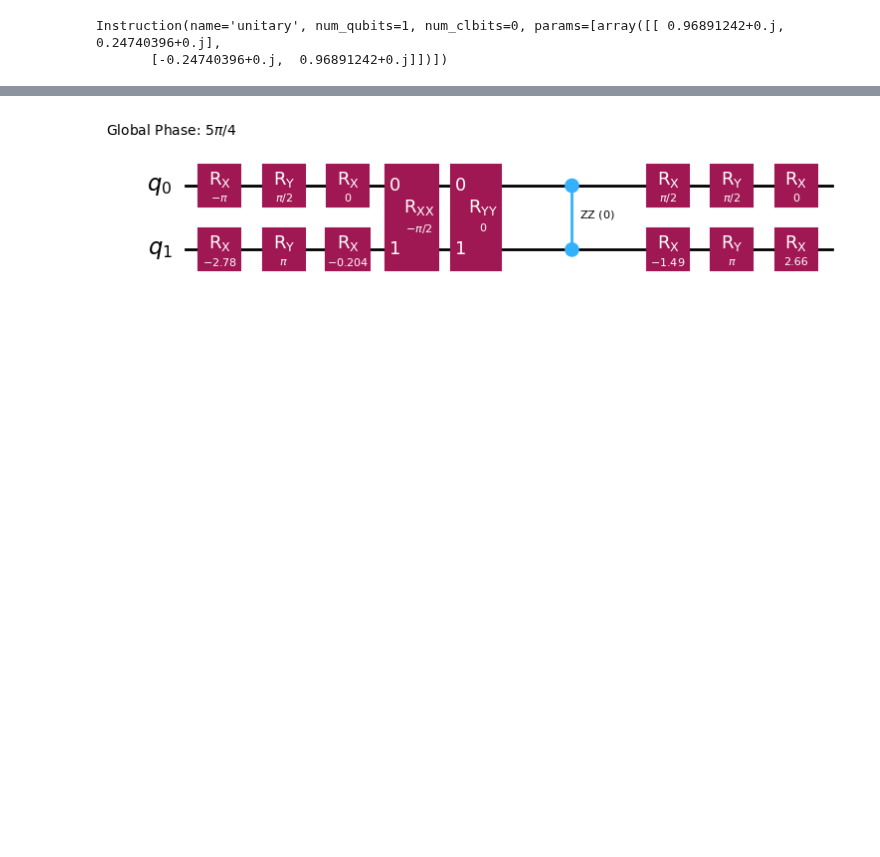
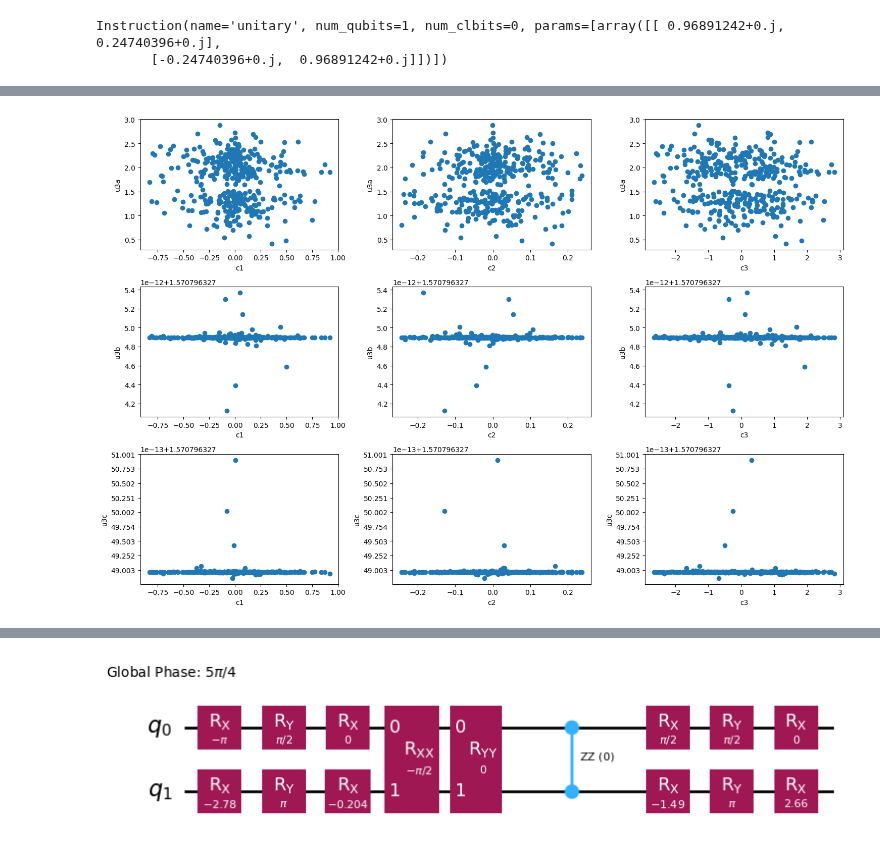
Before and after one commit to evmckinney9/can_sandwich, a Jupyter notebook: src/notebooks/01_main.ipynb, the cells around one changed output, grey strips where cells are left out. Saved outputs shown, nothing was run; the diff lists cells and outputs as text; code cells hidden in the pictures; blank space fills up the shorter version.

Commit message:
feat: add some initial fitting to makhlin noncommuting curve

```diff
--- a/src/notebooks/01_main.ipynb
+++ b/src/notebooks/01_main.ipynb
@@ -16,7 +17,7 @@ from can_sandwich.bgate import BGate
 # %%
 def canonicalize_circuit(current_gate):
     return TwoQubitWeylDecomposition(current_gate, fidelity=1.0).circuit(
-        euler_basis="U"
+        euler_basis="U3"
     )
 
 
@@ -75,10 +83,14 @@ def b_sandwich(target, local_equiv=False):
     b2 = np.arcsin(rb2)
     temp = QuantumCircuit(2)
     temp.append(BGate(), [0, 1])
-    temp.append(UnitaryGate(expm(c1 * 1j * sigmay().full())), [0])
-    temp.append(UnitaryGate(expm(b2 * 1j / 2 * sigmaz().full())), [1])
-    temp.append(UnitaryGate(expm(b1 * 1j / 2 * sigmay().full())), [1])
-    temp.append(UnitaryGate(expm(b2 * 1j / 2 * sigmaz().full())), [1])
+    # temp.append(UnitaryGate(expm(c1 * 1j * sigmay().full())), [0])
+    # temp.append(UnitaryGate(expm(b2 * 1j / 2 * sigmaz().full())), [1])
+    # temp.append(UnitaryGate(expm(b1 * 1j / 2 * sigmay().full())), [1])
+    # temp.append(UnitaryGate(expm(b2 * 1j / 2 * sigmaz().full())), [1])
+    temp.ry(-2 * c1, 0)
+    temp.rz(-b2, 1)
+    temp.ry(-b1, 1)
+    temp.rz(-b2, 1)
     temp.append(BGate(), [0, 1])
 
     if local_equiv:
@@ -96,0 +102,80 @@ Quantum object: dims=[[4], [4]], shape=(4, 4), type='oper', dtype=Dense, isherm=
+# %%
+import numpy as np
+import matplotlib.pyplot as plt
+from weylchamber import g1g2g3_from_c1c2c3
+
+# Assuming you have the canonical_gate, b_sandwich, and canonicalize_circuit functions defined
+
+# Lists to store the values of c1, c2, c3 and u3 parameters
+c1_vals, c2_vals, c3_vals = [], [], []
+u3a_vals, u3b_vals, u3c_vals = [], [], []
+
+for _ in tqdm(range(400)):
+    # Random c1, c2, c3 values
+    c1, c2, c3 = np.random.rand(3) * 2 * np.pi
+
+    # Generate the random canonical gate
+    gate = canonical_gate(c1, c2, c3)
+    c1, c2, c3 = g1g2g3_from_c1c2c3(c1, c2, c3)
+
+    # Perform the b sandwich decomposition
+    b_sand = b_sandwich(gate)
+
+    # Investigate K1l u3 parameters
+    u3_params = canonicalize_circuit(Operator(b_sand))[1].params
+    u3a, u3b, u3c = np.abs(u3_params)
+
+    # Append the results to the lists
+    c1_vals.append(c1)
+    c2_vals.append(c2)
+    c3_vals.append(c3)
+    u3a_vals.append(u3a)
+    u3b_vals.append(u3b)
+    u3c_vals.append(u3c)
+
+# Now, plot each u3 parameter as a function of c1, c2, and c3
+fig, axes = plt.subplots(3, 3, figsize=(15, 10))
+
+# Plot u3a against c1, c2, c3
+axes[0, 0].scatter(c1_vals, u3a_vals)
+axes[0, 0].set_xlabel("c1")
+axes[0, 0].set_ylabel("u3a")
+
+axes[0, 1].scatter(c2_vals, u3a_vals)
+axes[0, 1].set_xlabel("c2")
+axes[0, 1].set_ylabel("u3a")
+
+axes[0, 2].scatter(c3_vals, u3a_vals)
+axes[0, 2].set_xlabel("c3")
+axes[0, 2].set_ylabel("u3a")
+
+# Plot u3b against c1, c2, c3
+axes[1, 0].scatter(c1_vals, u3b_vals)
+axes[1, 0].set_xlabel("c1")
+axes[1, 0].set_ylabel("u3b")
+
+axes[1, 1].scatter(c2_vals, u3b_vals)
+axes[1, 1].set_xlabel("c2")
+axes[1, 1].set_ylabel("u3b")
+
+axes[1, 2].scatter(c3_vals, u3b_vals)
+axes[1, 2].set_xlabel("c3")
+axes[1, 2].set_ylabel("u3b")
+
+# Plot u3c against c1, c2, c3
+axes[2, 0].scatter(c1_vals, u3c_vals)
+axes[2, 0].set_xlabel("c1")
+axes[2, 0].set_ylabel("u3c")
+
+axes[2, 1].scatter(c2_vals, u3c_vals)
+axes[2, 1].set_xlabel("c2")
+axes[2, 1].set_ylabel("u3c")
+
+axes[2, 2].scatter(c3_vals, u3c_vals)
+axes[2, 2].set_xlabel("c3")
+axes[2, 2].set_ylabel("u3c")
+
+plt.tight_layout()
+plt.show()
+# %% [output]
+[figure, added]
```
Also changed, not shown: parts of 12 cells of this notebook, 5 other files.
